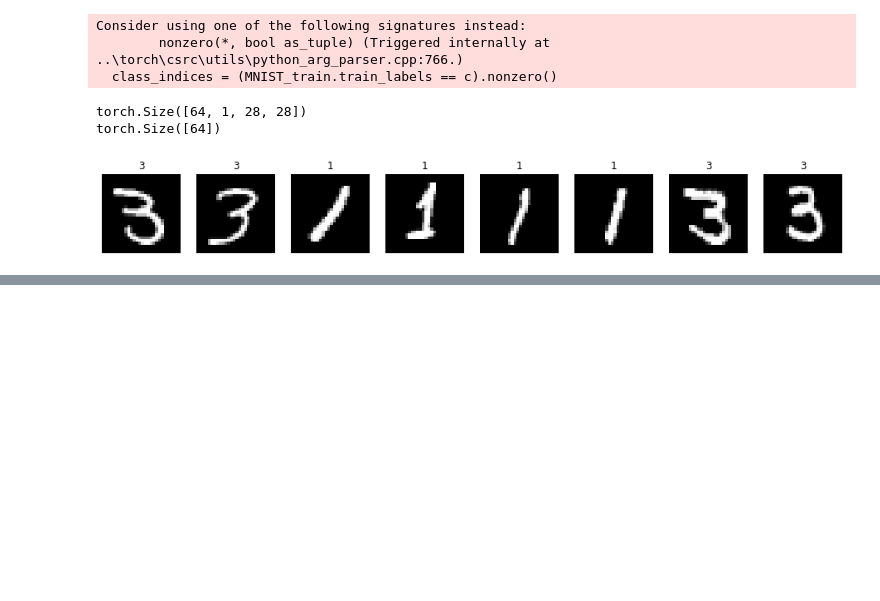
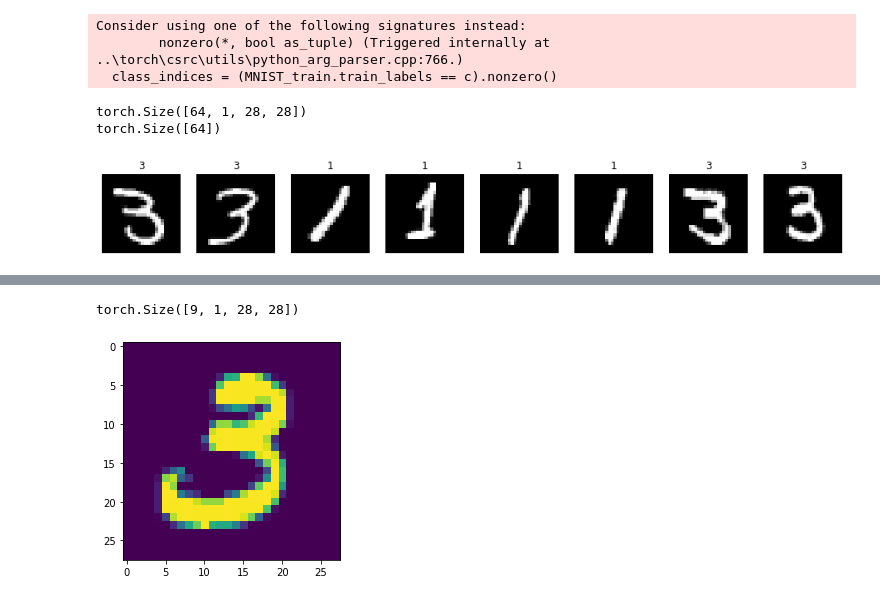
Before and after one commit to CallumFerguson/ImageProcessingFinal, a Jupyter notebook: ImageFinal.ipynb, the cells around one changed output, grey strips where cells are left out. Drawn from its saved outputs; the diff is of its cells as text; code cells hidden in the pictures; blank space fills up the shorter version.

```diff
--- a/ImageFinal.ipynb
+++ b/ImageFinal.ipynb
@@ -180,0 +243,6 @@ KeyboardInterrupt:
+# %%
+plt.imshow(data[0][0])
+print(data.size())
+# %% [output]
+torch.Size([9, 1, 28, 28])
+[figure, added]
```
Also changed, not shown: parts of 4 cells of this notebook.
